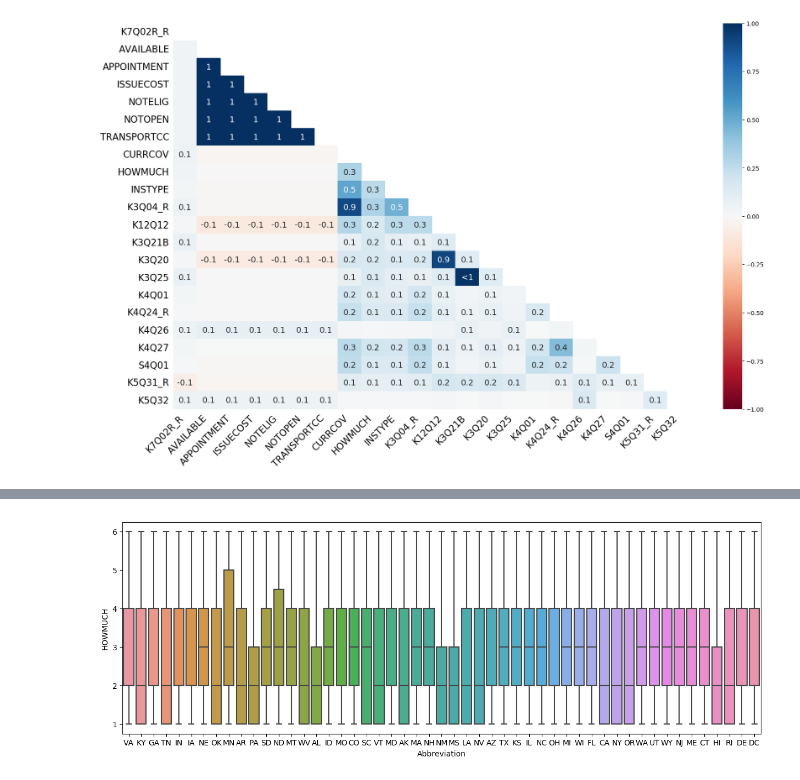
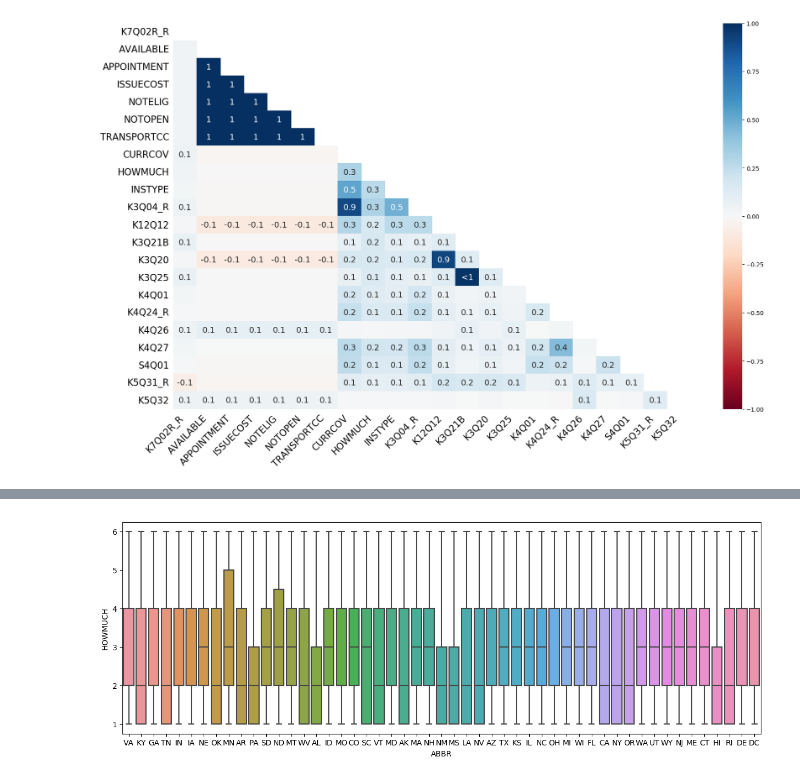
Before and after one commit to evarvak/education_and_healthcare, a Jupyter notebook: cleaning_NSCH_data.ipynb, the cells around one changed output, grey strips where cells are left out. Cells and saved outputs as stored; diff of their text form; code cells hidden in the pictures.

```diff
--- a/cleaning_NSCH_data.ipynb
+++ b/cleaning_NSCH_data.ipynb
@@ -107,6 +98,6 @@ dtype: float64
 # %%
 plt.figure(figsize=(15,5))
-sns.boxplot(data = NSCH19, y=NSCH19['HOWMUCH'], x='Abbreviation')
+sns.boxplot(data = NSCH19, y=NSCH19['HOWMUCH'], x='ABBR')
 plt.show()
 # %% [output]
-[figure, old version]
+[figure, new version]
```
Also changed, not shown: parts of 3 cells of this notebook.
